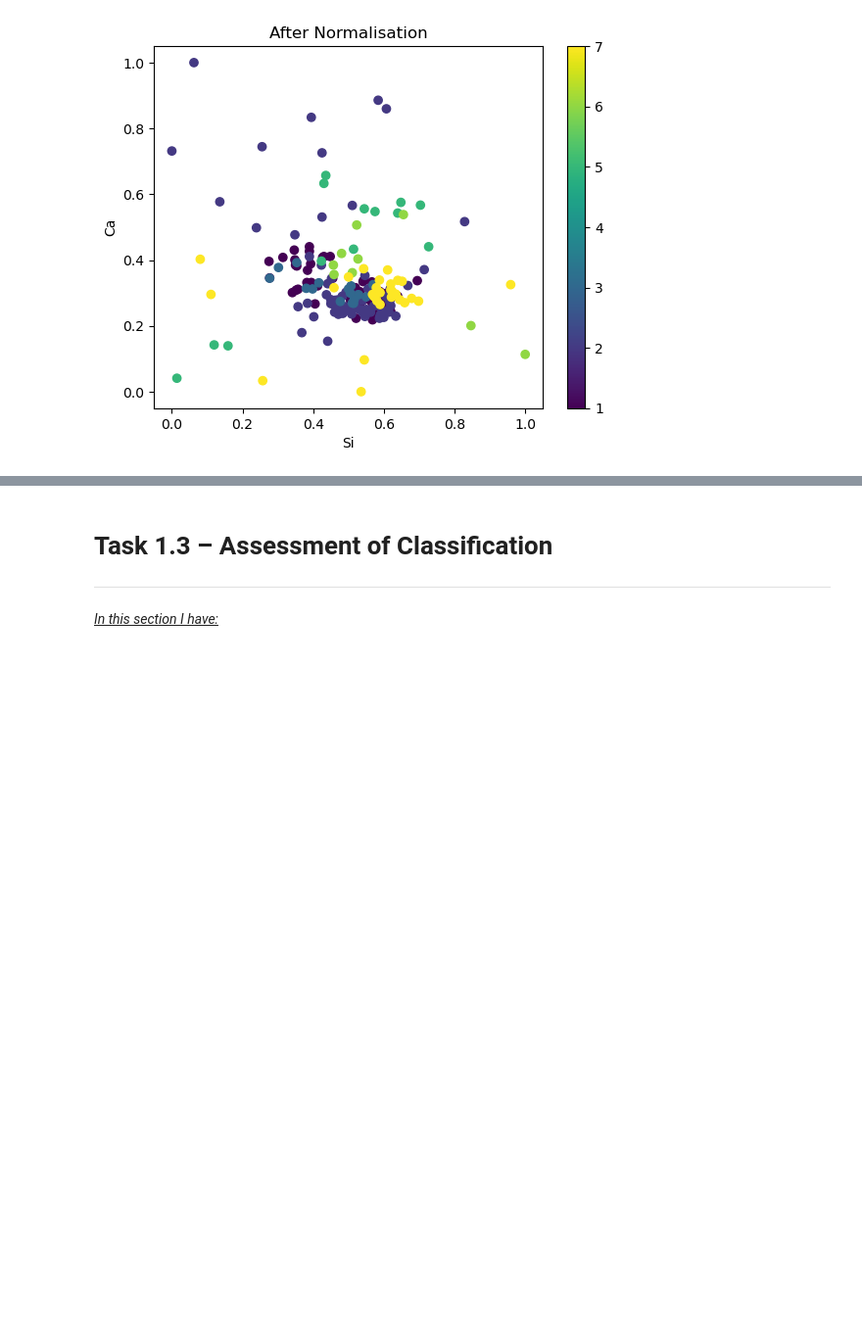
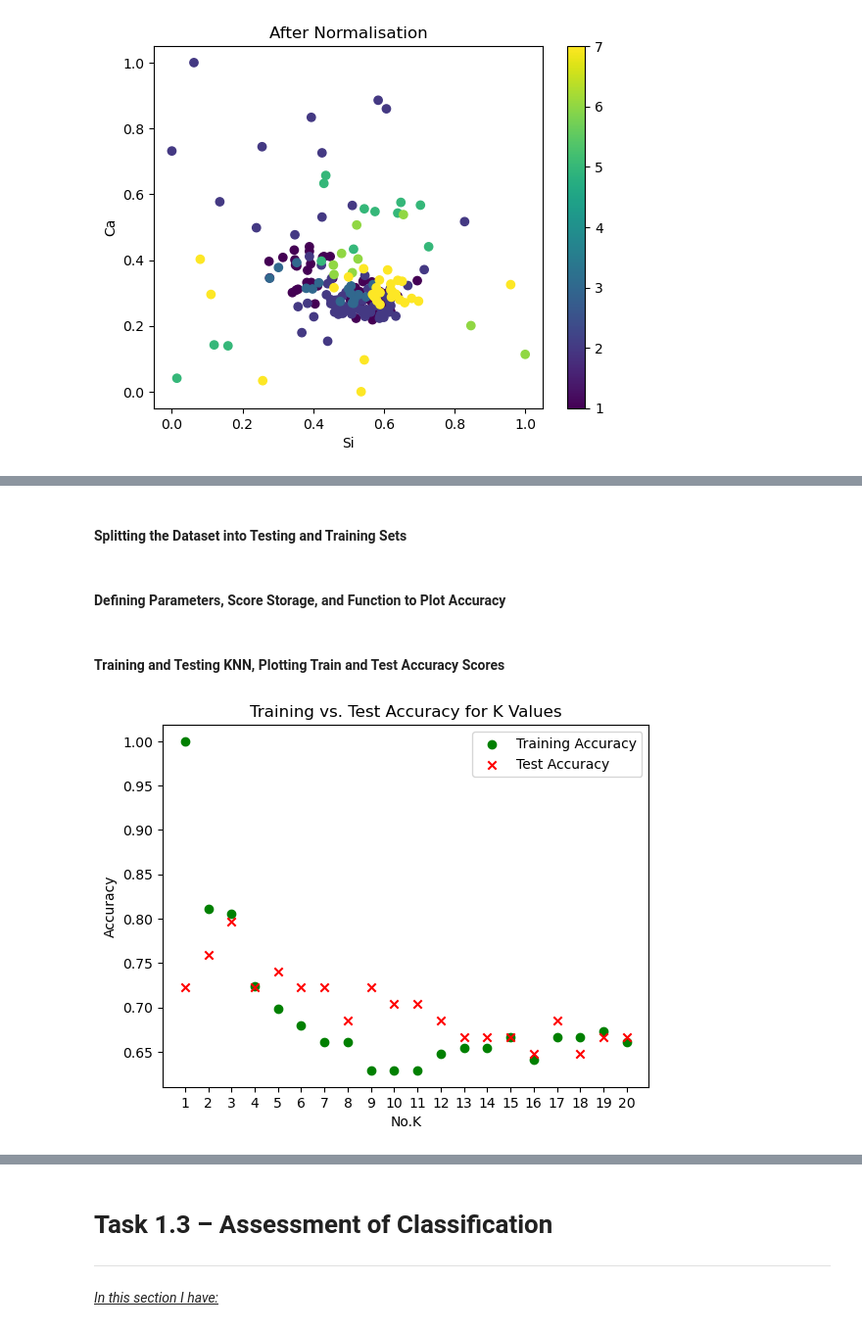
Before and after one commit to elizaclay/Machine-Learning-Optimisation, a Jupyter notebook: COMP2002.ipynb, the cells around one changed output, grey strips where cells are left out. Shown: that part at 98% size. Saved outputs shown, nothing was run; the diff lists cells and outputs as text; code cells hidden in the pictures; blank space fills up the shorter version.

```diff
--- a/COMP2002.ipynb
+++ b/COMP2002.ipynb
@@ -125,0 +155,47 @@ plot_features(data, "Si", "Ca", targets, "After Normalisation")
+# %% [markdown]
+#### **Splitting the Dataset into Testing and Training Sets**
+# %%
+#split with random seed for reproducability
+#stratify targets so the balance of classes is relative to that of the original set
+X_train, X_test, y_train, y_test = train_test_split(inputs, targets, stratify=targets, random_state=42)
+# %% [markdown]
+#### **Defining Parameters, Score Storage, and Function to Plot Accuracy**
+# %%
+#define k=n values and score archives
+k_values = range(1, 21)
+k_train_score = []
+k_test_score = []
+
+#define kernel shapes and score archives
+kernel_shape =['linear', 'poly', 'rbf']
+kernels = ['Linear', 'Poly2', 'Poly3', 'Rbf']
+s_train_score = []
+s_test_score = []
+
+#reusable function to plot the train and test accuracy scores of a model
+def plot_accuracy(title,label,ticks,values,train,test):
+    plt.figure()
+    plt.xlabel(label)
+    plt.xticks(ticks)
+    plt.ylabel('Accuracy')
+    plt.title(title)
+    plt.scatter(values, train, color='green', label="Training Accuracy")
+    plt.scatter(values, test, color='red', label="Test Accuracy", marker="x")
+    plt.legend()
+    plt.show()
+# %% [markdown]
+#### **Training and Testing KNN, Plotting Train and Test Accuracy Scores**
+# %%
+#loop through all k=n values (1-20)
+for k in k_values:
+    knn = KNeighborsClassifier(n_neighbors=k)
+    knn.fit(X_train, y_train) #fit the model with the training data
+
+    #test the model on the training set and testing set and retrieve accuracy score of both
+    k_train_score.append(knn.score(X_train, y_train))
+    k_test_score.append(knn.score(X_test, y_test))
+
+#plot scores for each k=n value
+plot_accuracy("Training vs. Test Accuracy for K Values","No.K", k_values,k_values, k_train_score, k_test_score)
+# %% [output]
+[figure, added]
```
Also changed, not shown: parts of 18 cells of this notebook.
